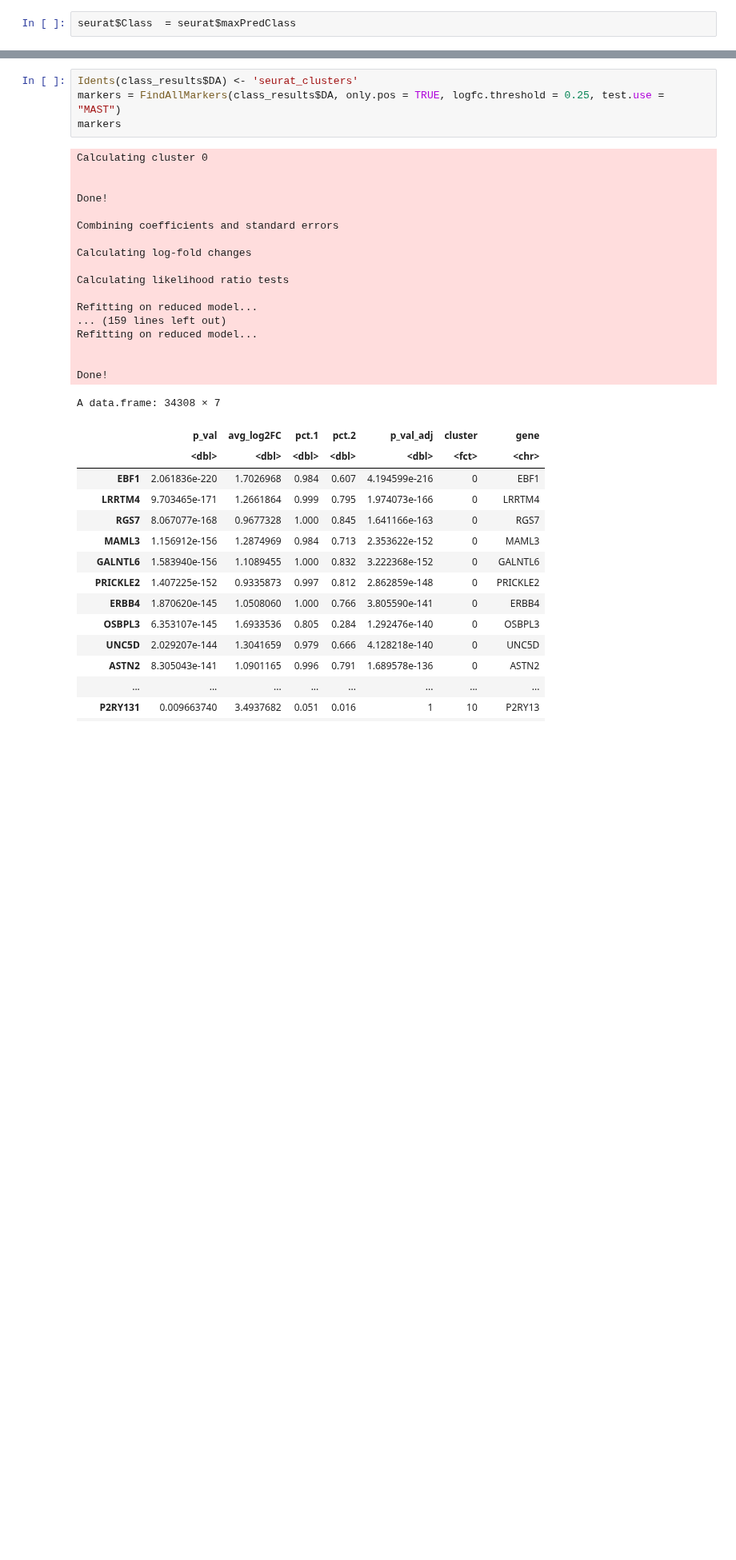
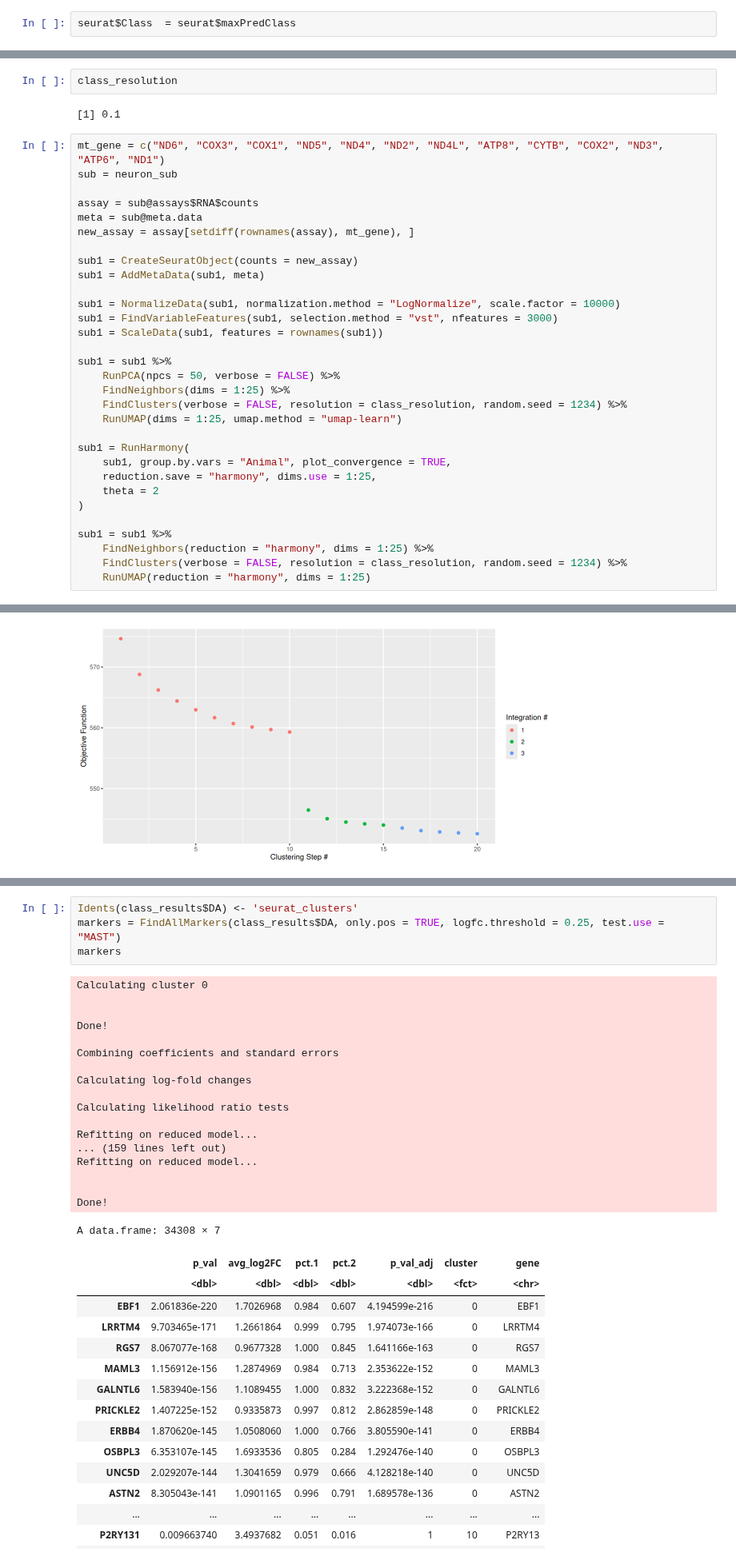
Before and after one commit to qwccccc/Macaque_VTA_snRNA_Script, a Jupyter notebook: 2_VTA_cluster.ipynb, the cells around one changed output, grey strips where cells are left out. Shown at 80% size. Saved outputs shown, nothing was run; the diff lists cells and outputs as text; blank space fills up the shorter version.

```diff
--- a/2_VTA_cluster.ipynb
+++ b/2_VTA_cluster.ipynb
@@ -54,0 +88,36 @@ seurat$Class  = seurat$maxPredClass
+# %%
+class_resolution
+# %% [output]
+[1] 0.1
+# %%
+mt_gene = c("ND6", "COX3", "COX1", "ND5", "ND4", "ND2", "ND4L", "ATP8", "CYTB", "COX2", "ND3", "ATP6", "ND1")
+sub = neuron_sub
+
+assay = sub@assays$RNA$counts
+meta = sub@meta.data
+new_assay = assay[setdiff(rownames(assay), mt_gene), ]
+
+sub1 = CreateSeuratObject(counts = new_assay)
+sub1 = AddMetaData(sub1, meta)
+
+sub1 = NormalizeData(sub1, normalization.method = "LogNormalize", scale.factor = 10000)
+sub1 = FindVariableFeatures(sub1, selection.method = "vst", nfeatures = 3000)
+sub1 = ScaleData(sub1, features = rownames(sub1))
+
+sub1 = sub1 %>%
+    RunPCA(npcs = 50, verbose = FALSE) %>%
+    FindNeighbors(dims = 1:25) %>%
+    FindClusters(verbose = FALSE, resolution = class_resolution, random.seed = 1234) %>%
+    RunUMAP(dims = 1:25, umap.method = "umap-learn")
+
+sub1 = RunHarmony(
+    sub1, group.by.vars = "Animal", plot_convergence = TRUE,
+    reduction.save = "harmony", dims.use = 1:25,
+    theta = 2
+)
+
+sub1 = sub1 %>%
+    FindNeighbors(reduction = "harmony", dims = 1:25) %>%
+    FindClusters(verbose = FALSE, resolution = class_resolution, random.seed = 1234) %>%
+    RunUMAP(reduction = "harmony", dims = 1:25)
+# %% [output]
@@ -54,0 +141 @@ seurat$Class  = seurat$maxPredClass
+[figure, added]
```
Also changed, not shown: parts of 27 cells of this notebook, 11 other files.
